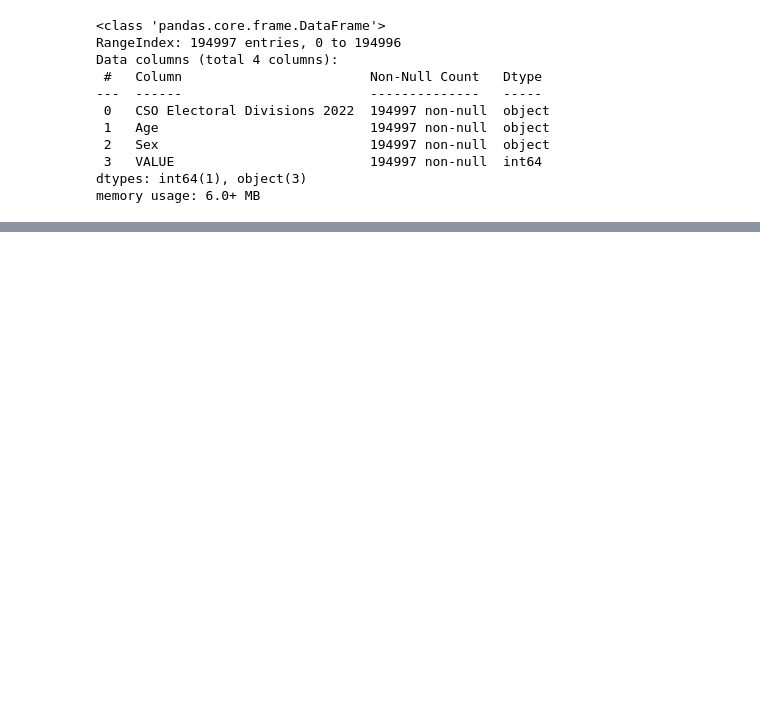
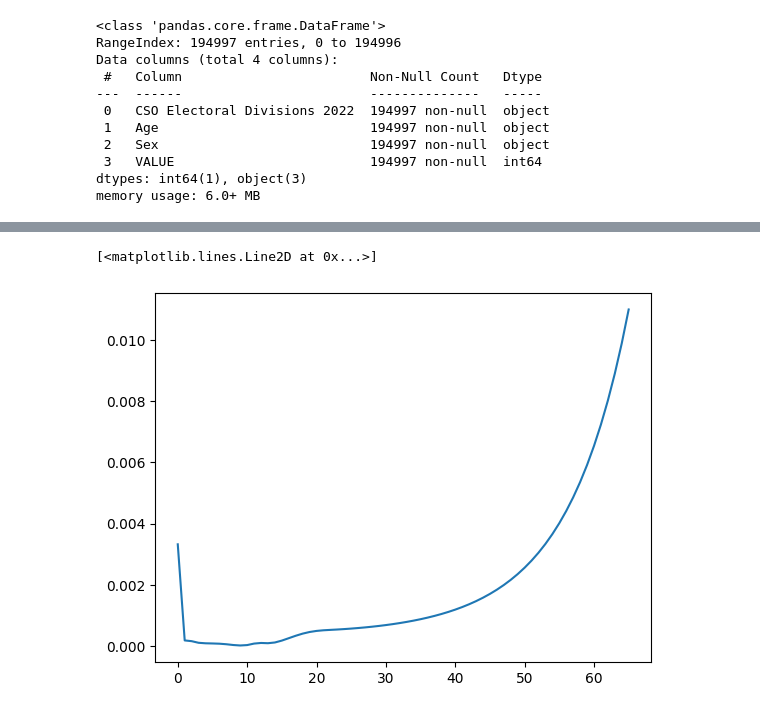
Before and after one commit to alvarorc19/tpsa-hackathon, a Jupyter notebook: birth_death_rates.ipynb, the cells around one changed output, grey strips where cells are left out. Saved outputs shown, nothing was run; the diff lists cells and outputs as text; code cells hidden in the pictures; blank space fills up the shorter version.

Commit message:
done algorithm for deaths and general updates

```diff
--- a/birth_death_rates.ipynb
+++ b/birth_death_rates.ipynb
@@ -67,3 +67,6 @@ Data columns (total 4 columns):
  3   VALUE                         194997 non-null  int64
 dtypes: int64(1), object(3)
 memory usage: 6.0+ MB
+# %%
+deaths = pd.read_excel("data/death_rates/ILT2015-2017_TBL1.xlsx")
+deaths.head()
@@ -69,0 +133,6 @@ memory usage: 6.0+ MB
+# %%
+import matplotlib.pyplot as plt
+plt.plot(deaths["Exact age of person"][:-40], deaths["Rate of mortality"][:-40])
+# %% [output]
+[<matplotlib.lines.Line2D at 0x...>]
+[figure, added]
```
Also changed, not shown: parts of 4 cells of this notebook, 5 other files.
